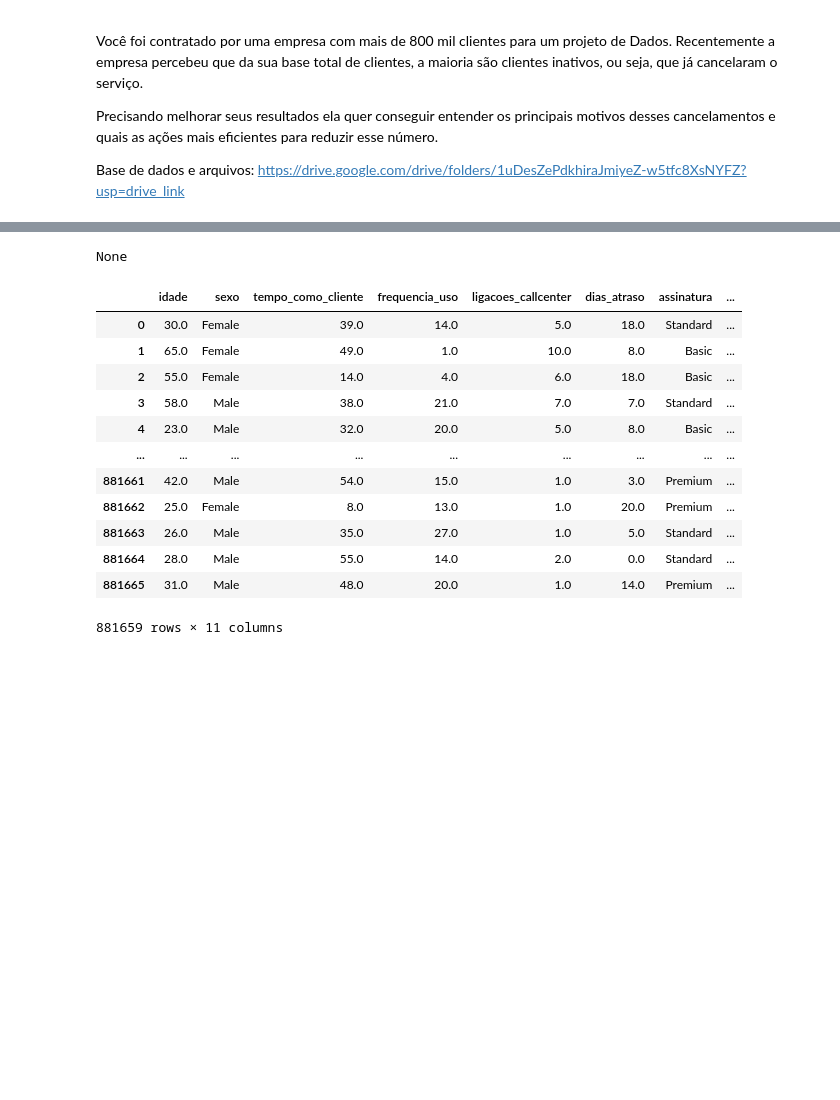
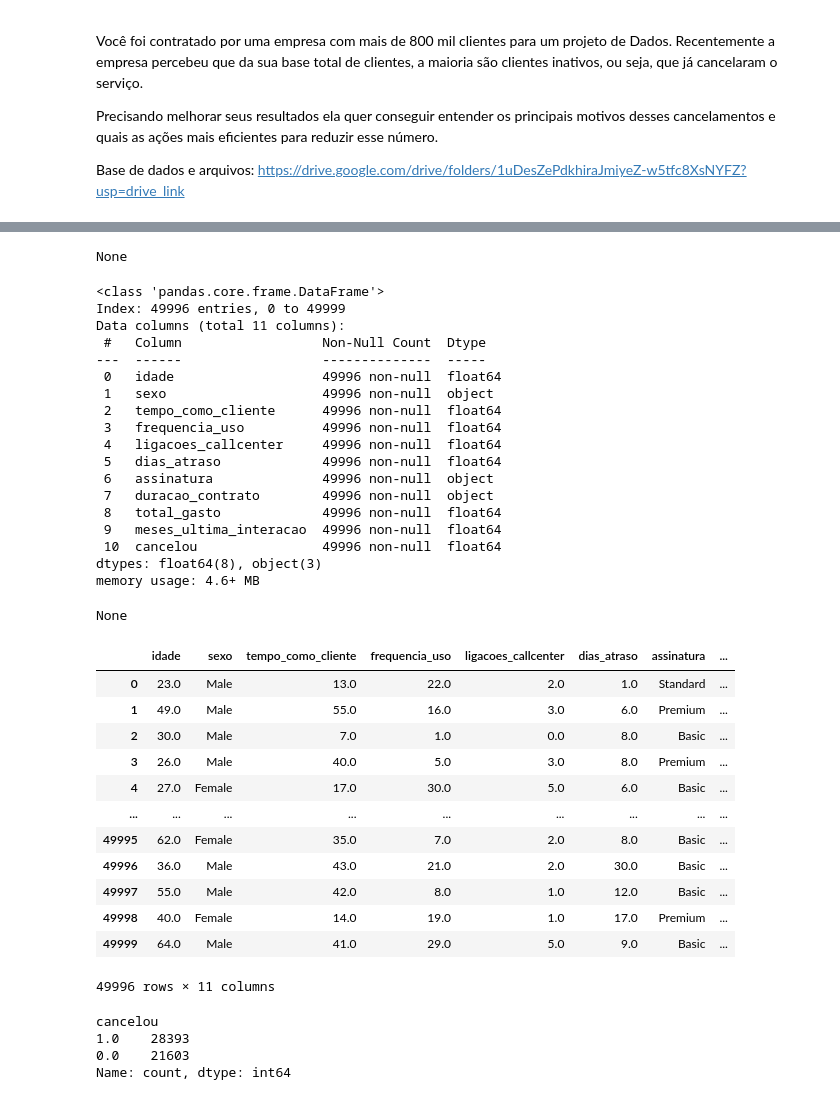
Before and after one commit to rosadevsolutions/2025-HASHTAG-PYTHON-02-DADOS-INSIGHT, a Jupyter notebook: inicial.ipynb, the cells around one changed output, grey strips where cells are left out. Saved outputs shown, nothing was run; the diff lists cells and outputs as text; code cells hidden in the pictures; blank space fills up the shorter version.

```diff
--- a/inicial.ipynb
+++ b/inicial.ipynb
@@ -19,9 +19,9 @@ Base de dados e arquivos: https://drive.google.com/drive/folders/1uDesZePdkhiraJ
 # %%
 import pandas as pd
 
-in_tabela = pd.read_csv("cancelamentos.csv")
-in_tabela = in_tabela.drop(columns='CustomerID')
+tabela = pd.read_csv("cancelamentos_sample.csv")
+tabela = tabela.drop(columns='CustomerID')
 
-display(in_tabela)
+display(tabela)
 # %% [output]
 |  | idade | sexo | tempo_como_cliente | frequencia_uso | ligacoes_callcenter | dias_atraso | assinatura | ... |
@@ -40,10 +40,14 @@ display(in_tabela)
 # %%
 # 6) Abrir a base de dados analisando inconsistênsias de tipo ou campos vazios (,info() - exibe um resumo com essas infos)
-display(in_tabela.info())
+display(tabela.info())
 
 # 7) Como são poucas linhas com problema vamos excluir em vez de tentar corrigir (.dropna() remove todos as linhas que tem algo vazio)
-in_tabela = in_tabela.dropna()
+tabela = tabela.dropna()
 #visualizar novamente a tabela após as alterações
-display(in_tabela)
+display(tabela.info())
+
+display(tabela)
+
+display(tabela["cancelou"].value_counts())
 # %% [output]
 <class 'pandas.core.frame.DataFrame'>
@@ -67,14 +71,37 @@ memory usage: 80.7+ MB
 None
+<class 'pandas.core.frame.DataFrame'>
+Index: 49996 entries, 0 to 49999
+Data columns (total 11 columns):
+ #   Column                  Non-Null Count  Dtype
+---  ------                  --------------  -----
+ 0   idade                   49996 non-null  float64
+ 1   sexo                    49996 non-null  object
+ 2   tempo_como_cliente      49996 non-null  float64
+ 3   frequencia_uso          49996 non-null  float64
+ 4   ligacoes_callcenter     49996 non-null  float64
+ 5   dias_atraso             49996 non-null  float64
+ 6   assinatura              49996 non-null  object
+ 7   duracao_contrato        49996 non-null  object
+ 8   total_gasto             49996 non-null  float64
+ 9   meses_ultima_interacao  49996 non-null  float64
+ 10  cancelou                49996 non-null  float64
+dtypes: float64(8), object(3)
+memory usage: 4.6+ MB
+None
 |  | idade | sexo | tempo_como_cliente | frequencia_uso | ligacoes_callcenter | dias_atraso | assinatura | ... |
-| 0 | 30.0 | Female | 39.0 | 14.0 | 5.0 | 18.0 | Standard | ... |
-| 1 | 65.0 | Female | 49.0 | 1.0 | 10.0 | 8.0 | Basic | ... |
-| 2 | 55.0 | Female | 14.0 | 4.0 | 6.0 | 18.0 | Basic | ... |
-| 3 | 58.0 | Male | 38.0 | 21.0 | 7.0 | 7.0 | Standard | ... |
-| 4 | 23.0 | Male | 32.0 | 20.0 | 5.0 | 8.0 | Basic | ... |
+| 0 | 23.0 | Male | 13.0 | 22.0 | 2.0 | 1.0 | Standard | ... |
+| 1 | 49.0 | Male | 55.0 | 16.0 | 3.0 | 6.0 | Premium | ... |
+| 2 | 30.0 | Male | 7.0 | 1.0 | 0.0 | 8.0 | Basic | ... |
+| 3 | 26.0 | Male | 40.0 | 5.0 | 3.0 | 8.0 | Premium | ... |
+| 4 | 27.0 | Female | 17.0 | 30.0 | 5.0 | 6.0 | Basic | ... |
 | ... | ... | ... | ... | ... | ... | ... | ... | ... |
-| 881661 | 42.0 | Male | 54.0 | 15.0 | 1.0 | 3.0 | Premium | ... |
-| 881662 | 25.0 | Female | 8.0 | 13.0 | 1.0 | 20.0 | Premium | ... |
-| 881663 | 26.0 | Male | 35.0 | 27.0 | 1.0 | 5.0 | Standard | ... |
-| 881664 | 28.0 | Male | 55.0 | 14.0 | 2.0 | 0.0 | Standard | ... |
-| 881665 | 31.0 | Male | 48.0 | 20.0 | 1.0 | 14.0 | Premium | ... |
+| 49995 | 62.0 | Female | 35.0 | 7.0 | 2.0 | 8.0 | Basic | ... |
+| 49996 | 36.0 | Male | 43.0 | 21.0 | 2.0 | 30.0 | Basic | ... |
+| 49997 | 55.0 | Male | 42.0 | 8.0 | 1.0 | 12.0 | Basic | ... |
+| 49998 | 40.0 | Female | 14.0 | 19.0 | 1.0 | 17.0 | Premium | ... |
+| 49999 | 64.0 | Male | 41.0 | 29.0 | 5.0 | 9.0 | Basic | ... |
-881659 rows × 11 columns
+49996 rows × 11 columns
+cancelou
+1.0    28393
+0.0    21603
+Name: count, dtype: int64
```
Also changed, not shown: parts of 5 cells of this notebook.
